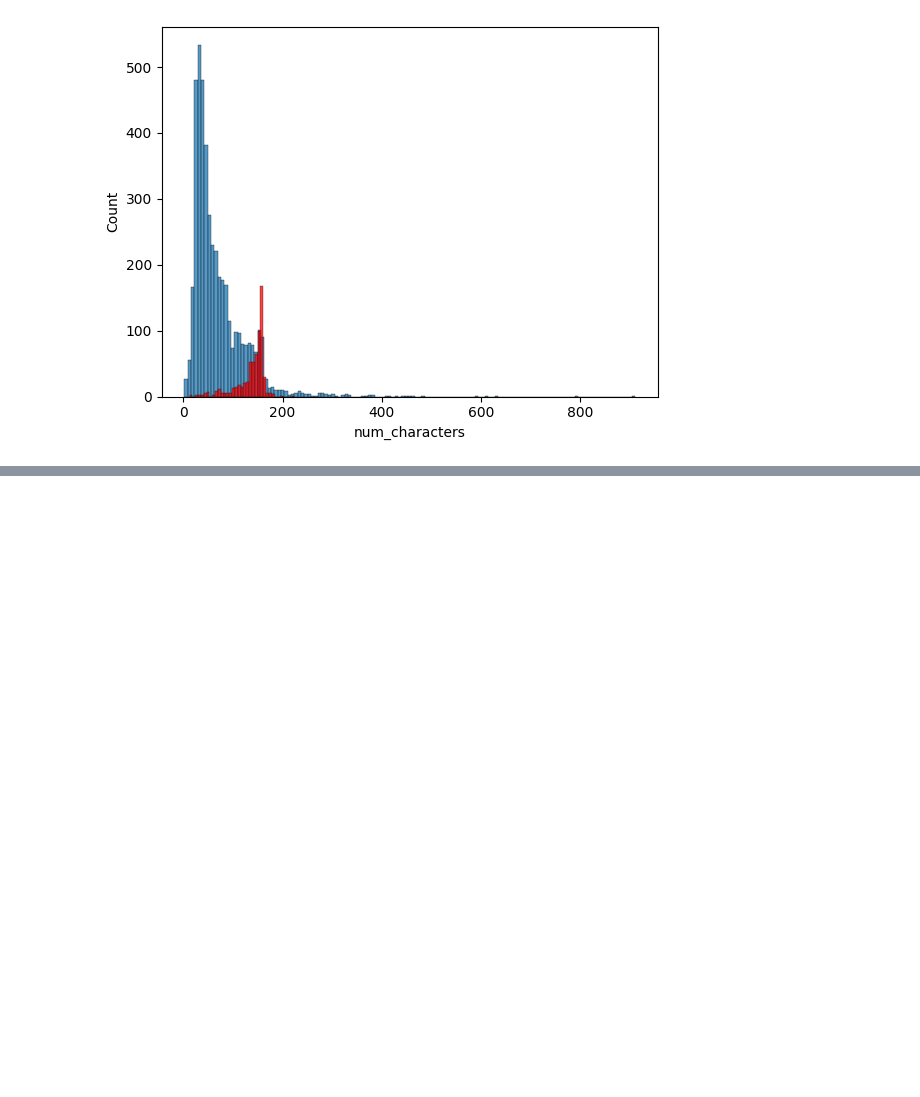
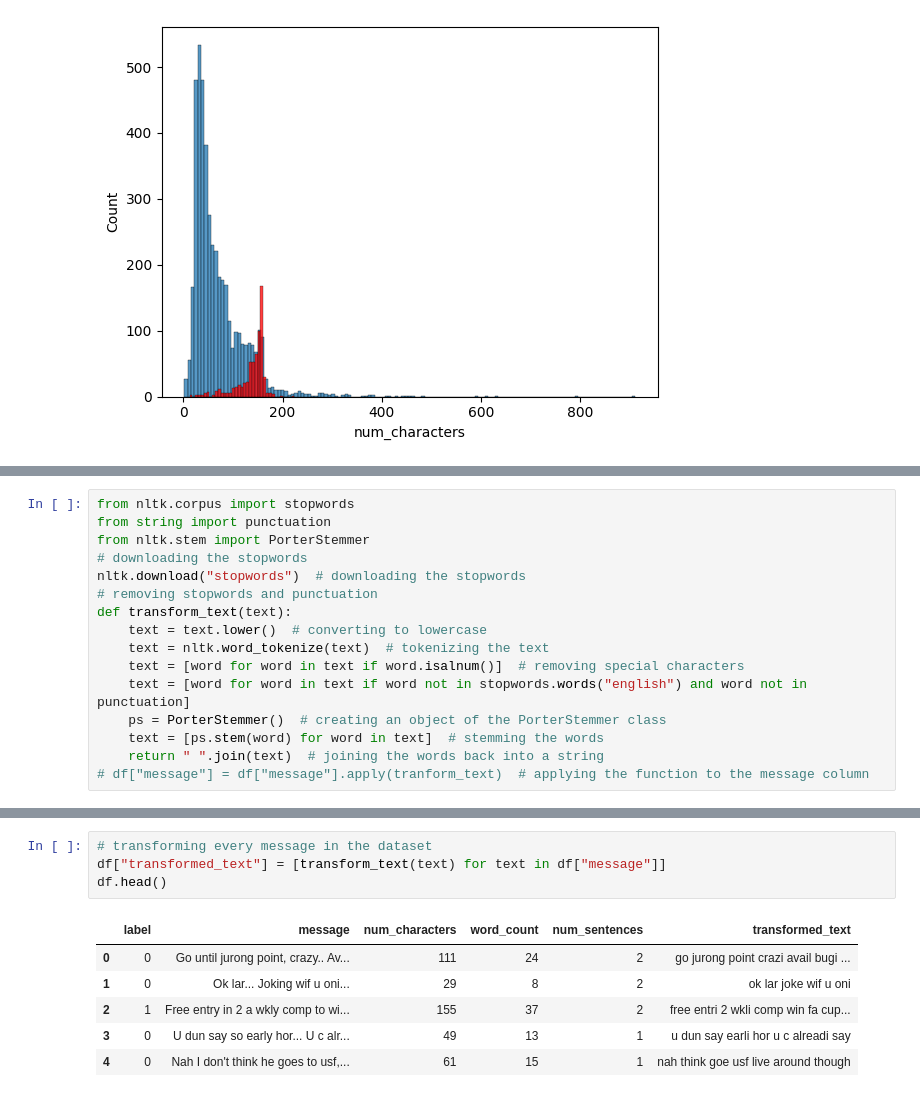
Before and after one commit to shersheryar/sms-spam-classifier-machine-learning, a Jupyter notebook: sms-spam-detection.ipynb, the cells around one changed output, grey strips where cells are left out. Saved outputs shown, nothing was run; the diff lists cells and outputs as text; blank space fills up the shorter version.

```diff
--- a/sms-spam-detection.ipynb
+++ b/sms-spam-detection.ipynb
@@ -196,0 +199,16 @@ KeyboardInterrupt:
+# %%
+from nltk.corpus import stopwords
+from string import punctuation
+from nltk.stem import PorterStemmer
+# downloading the stopwords
+nltk.download("stopwords")  # downloading the stopwords
+# removing stopwords and punctuation
+def transform_text(text):
+    text = text.lower()  # converting to lowercase
+    text = nltk.word_tokenize(text)  # tokenizing the text
+    text = [word for word in text if word.isalnum()]  # removing special characters
+    text = [word for word in text if word not in stopwords.words("english") and word not in punctuation]
+    ps = PorterStemmer()  # creating an object of the PorterStemmer class
+    text = [ps.stem(word) for word in text]  # stemming the words
+    return " ".join(text)  # joining the words back into a string
+# df["message"] = df["message"].apply(tranform_text)  # applying the function to the message column
@@ -196,0 +218,11 @@ KeyboardInterrupt:
+# %%
+# transforming every message in the dataset
+df["transformed_text"] = [transform_text(text) for text in df["message"]]
+df.head()
+# %% [output]
+|  | label | message | num_characters | word_count | num_sentences | transformed_text |
+| 0 | 0 | Go until jurong point, crazy.. Av... | 111 | 24 | 2 | go jurong point crazi avail bugi ... |
+| 1 | 0 | Ok lar... Joking wif u oni... | 29 | 8 | 2 | ok lar joke wif u oni |
+| 2 | 1 | Free entry in 2 a wkly comp to wi... | 155 | 37 | 2 | free entri 2 wkli comp win fa cup... |
+| 3 | 0 | U dun say so early hor... U c alr... | 49 | 13 | 1 | u dun say earli hor u c alreadi say |
+| 4 | 0 | Nah I don't think he goes to usf,... | 61 | 15 | 1 | nah think goe usf live around though |
```
Also changed, not shown: parts of 3 cells of this notebook.
